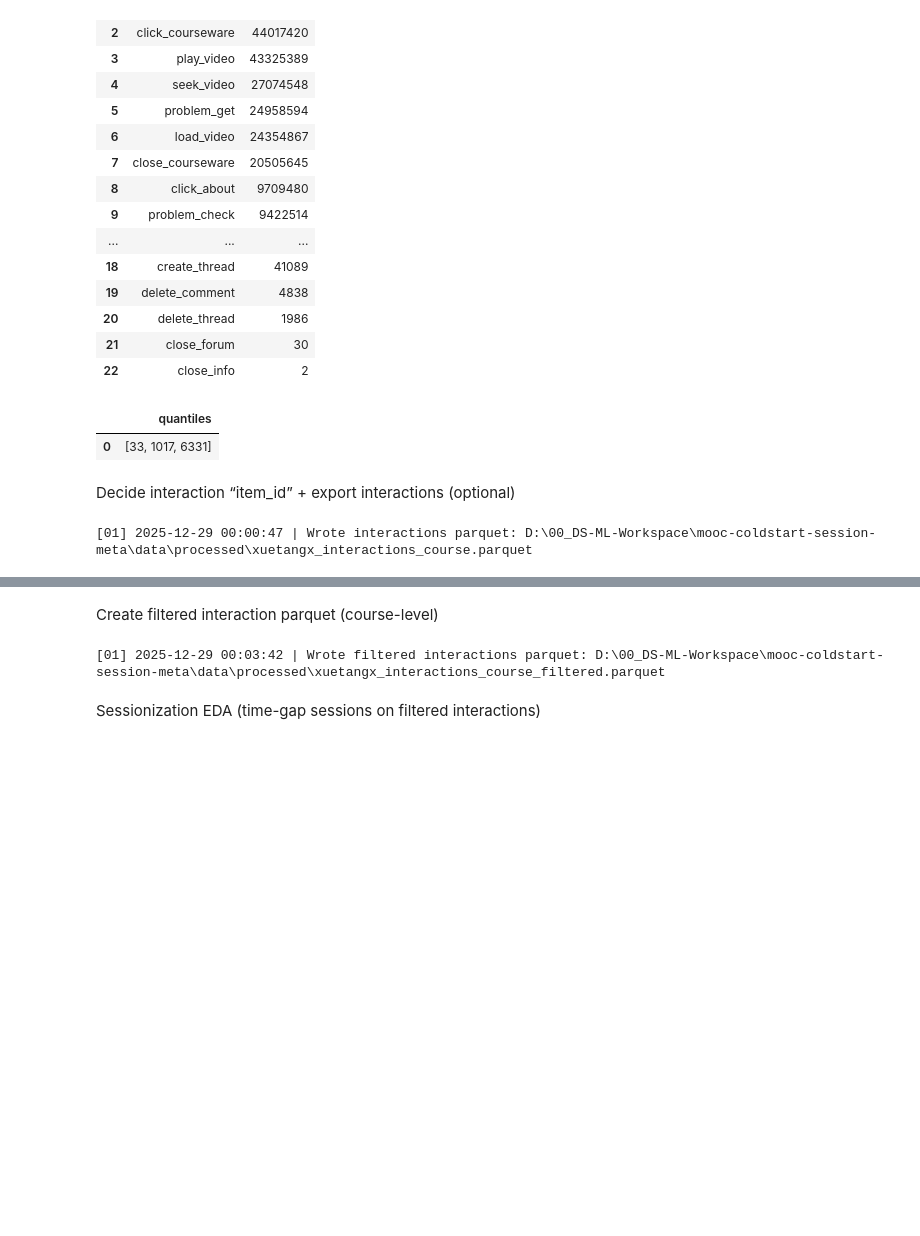
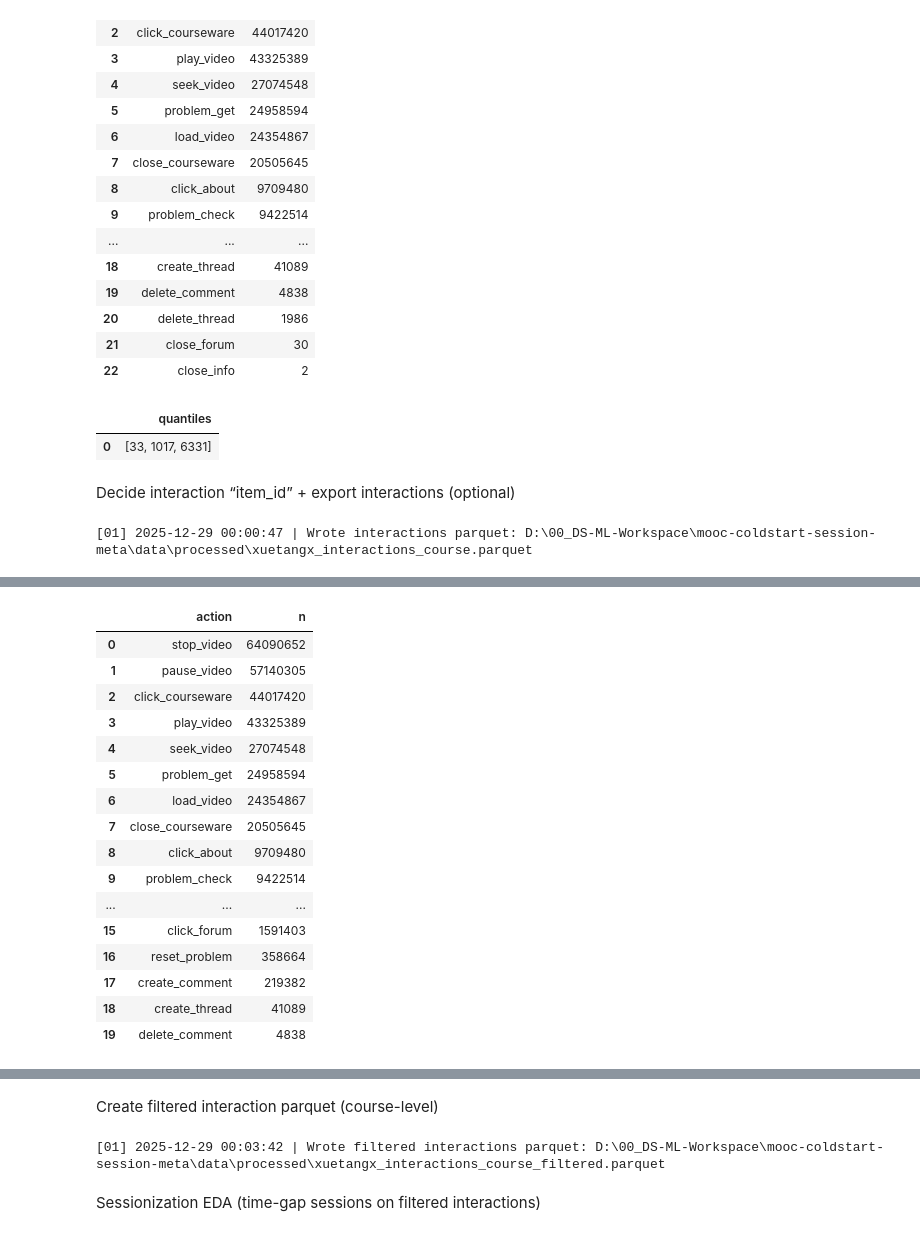
Before and after one commit to jamalla/mooc-coldstart-session-meta, a Jupyter notebook: notebooks/01_eda_source_mooc.ipynb, the cells around one changed output, grey strips where cells are left out. Drawn from its saved outputs; the diff is of its cells as text; code cells hidden in the pictures; blank space fills up the shorter version.

```diff
--- a/notebooks/01_eda_source_mooc.ipynb
+++ b/notebooks/01_eda_source_mooc.ipynb
@@ -603,0 +606,64 @@ log(f"Wrote interactions parquet: {inter_path}")
+# %%
+# [CELL 01-12] Reports: folder + metadata + save core summary tables
+
+import json
+from datetime import datetime
+from pathlib import Path
+
+REPORT_DIR = (REPO_ROOT / "reports" / "01_eda_source_mooc").resolve()
+RUN_TAG = datetime.now().strftime("%Y%m%d_%H%M%S")
+OUT = (REPORT_DIR / RUN_TAG)
+OUT.mkdir(parents=True, exist_ok=True)
+log(f"REPORT OUT: {OUT}")
+
+# Save a small "run metadata" json
+meta = {
+    "run_tag": RUN_TAG,
+    "source_dir": str(SOURCE_DIR),
+    "events_parquet_glob": str(OUT_DIR / "*.parquet"),
+    "filtered_interactions_parquet": str(REPO_ROOT / "data" / "processed" / "xuetangx_interactions_course_filtered.parquet"),
+}
+
+with open(OUT / "run_meta.json", "w", encoding="utf-8") as f:
+    json.dump(meta, f, indent=2)
+
+# Core EDA tables (small) from DuckDB
+df_counts = con.execute("""
+SELECT
+  COUNT(*) AS n_events,
+  COUNT(DISTINCT user_id) AS n_users,
+  COUNT(DISTINCT course_id) AS n_courses,
+  COUNT(DISTINCT object_id) AS n_objects,
+  MIN(ts) AS min_ts,
+  MAX(ts) AS max_ts
+FROM events;
+""").df()
+
+df_top_actions = con.execute("""
+SELECT action, COUNT(*) AS n
+FROM events
+GROUP BY action
+ORDER BY n DESC
+LIMIT 50;
+""").df()
+
+df_user_quant = con.execute("""
+SELECT approx_quantile(cnt, [0.5, 0.9, 0.99]) AS q_events_per_user
+FROM (
+  SELECT user_id, COUNT(*) cnt
+  FROM events
+  GROUP BY user_id
+);
+""").df()
+
+display(df_counts)
+display(df_top_actions.head(20))
+display(df_user_quant)
+
+# Save to CSV for the report folder
+df_counts.to_csv(OUT / "counts_overview.csv", index=False)
+df_top_actions.to_csv(OUT / "top_actions.csv", index=False)
+df_user_quant.to_csv(OUT / "user_event_quantiles.csv", index=False)
+
+log("Saved core EDA tables to reports folder.")
+# %% [output]
@@ -603,0 +673,17 @@ log(f"Wrote interactions parquet: {inter_path}")
+|  | action | n |
+| 0 | stop_video | 64090652 |
+| 1 | pause_video | 57140305 |
+| 2 | click_courseware | 44017420 |
+| 3 | play_video | 43325389 |
+| 4 | seek_video | 27074548 |
+| 5 | problem_get | 24958594 |
+| 6 | load_video | 24354867 |
+| 7 | close_courseware | 20505645 |
+| 8 | click_about | 9709480 |
+| 9 | problem_check | 9422514 |
+| ... | ... | ... |
+| 15 | click_forum | 1591403 |
+| 16 | reset_problem | 358664 |
+| 17 | create_comment | 219382 |
+| 18 | create_thread | 41089 |
+| 19 | delete_comment | 4838 |
```
Also changed, not shown: parts of 30 cells of this notebook.
